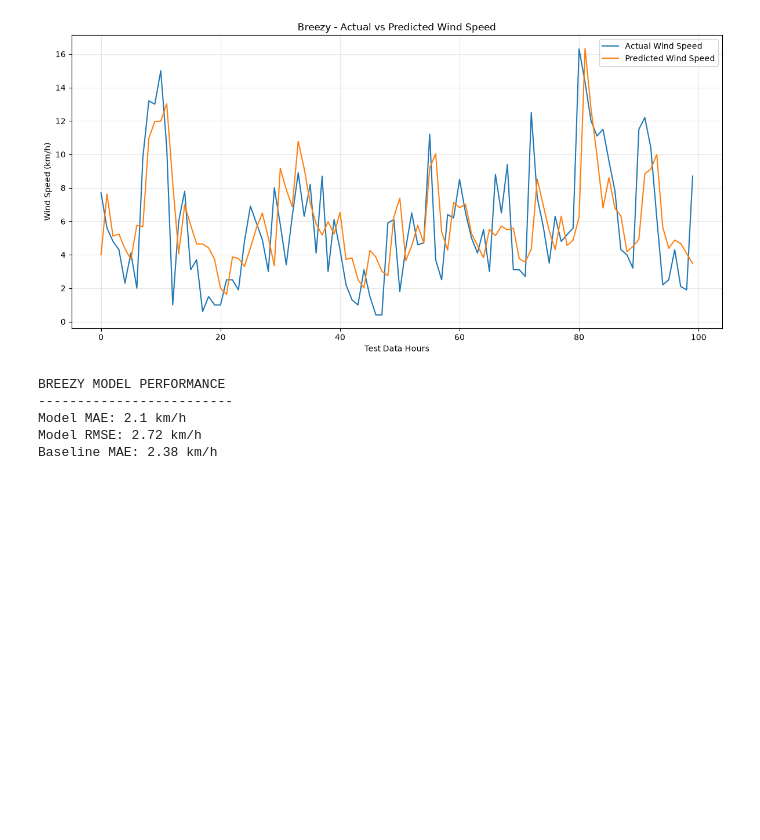
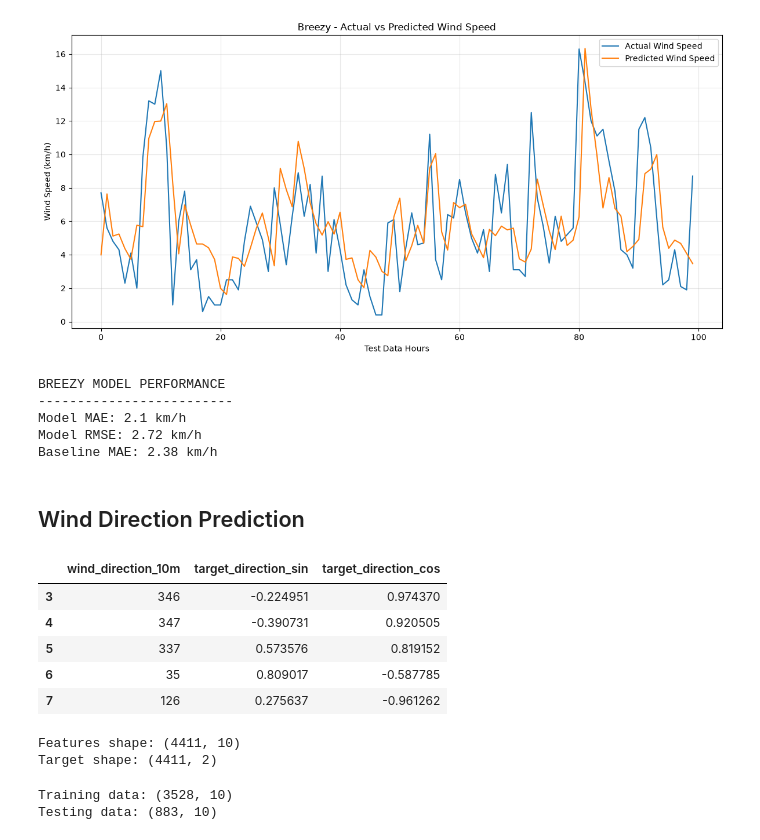
Before and after one commit to fida-fei/breezy, a Jupyter notebook: notebooks/01_wind_data_exploration.ipynb, the cells around one changed output. Cells and saved outputs as stored; diff of their text form; code cells hidden in the pictures; blank space fills up the shorter version.

Commit message:
Add wind direction prediction experiments

```diff
--- a/notebooks/01_wind_data_exploration.ipynb
+++ b/notebooks/01_wind_data_exploration.ipynb
@@ -777,3 +777,72 @@ BREEZY MODEL PERFORMANCE
 Model MAE: 2.1 km/h
 Model RMSE: 2.72 km/h
 Baseline MAE: 2.38 km/h
+# %% [markdown]
+## Wind Direction Prediction
+# %%
+# Convert next-hour wind direction into radians
+direction_radians = np.deg2rad(
+    df["wind_direction_10m"].shift(-1)
+)
+
+# Convert direction into sine and cosine
+df["target_direction_sin"] = np.sin(direction_radians)
+df["target_direction_cos"] = np.cos(direction_radians)
+
+# Remove the final row where next-hour direction is unavailable
+df = df.dropna(
+    subset=["target_direction_sin", "target_direction_cos"]
+)
+
+# Display the prepared data
+df[[
+    "wind_direction_10m",
+    "target_direction_sin",
+    "target_direction_cos"
+]].head()
+# %% [output]
+|  | wind_direction_10m | target_direction_sin | target_direction_cos |
+| 3 | 346 | -0.224951 | 0.974370 |
+| 4 | 347 | -0.390731 | 0.920505 |
+| 5 | 337 | 0.573576 | 0.819152 |
+| 6 | 35 | 0.809017 | -0.587785 |
+| 7 | 126 | 0.275637 | -0.961262 |
+# %%
+direction_features = [
+    "temperature_2m",
+    "relative_humidity_2m",
+    "pressure_msl",
+    "hour",
+    "month",
+    "wind_speed_10m",
+    "previous_hour_wind",
+    "wind_2_hours_ago",
+    "wind_3_hours_ago",
+    "wind_direction_10m"
+]
+
+X_direction = df[direction_features]
+
+y_direction = df[
+    ["target_direction_sin", "target_direction_cos"]
+]
+
+print("Features shape:", X_direction.shape)
+print("Target shape:", y_direction.shape)
+# %% [output]
+Features shape: (4411, 10)
+Target shape: (4411, 2)
+# %%
+split_index = int(len(X_direction) * 0.8)
+
+X_direction_train = X_direction.iloc[:split_index]
+X_direction_test = X_direction.iloc[split_index:]
+
+y_direction_train = y_direction.iloc[:split_index]
+y_direction_test = y_direction.iloc[split_index:]
+
+print("Training data:", X_direction_train.shape)
+print("Testing data:", X_direction_test.shape)
+# %% [output]
+Training data: (3528, 10)
+Testing data: (883, 10)
```
Also changed, not shown: parts of 13 cells of this notebook.
